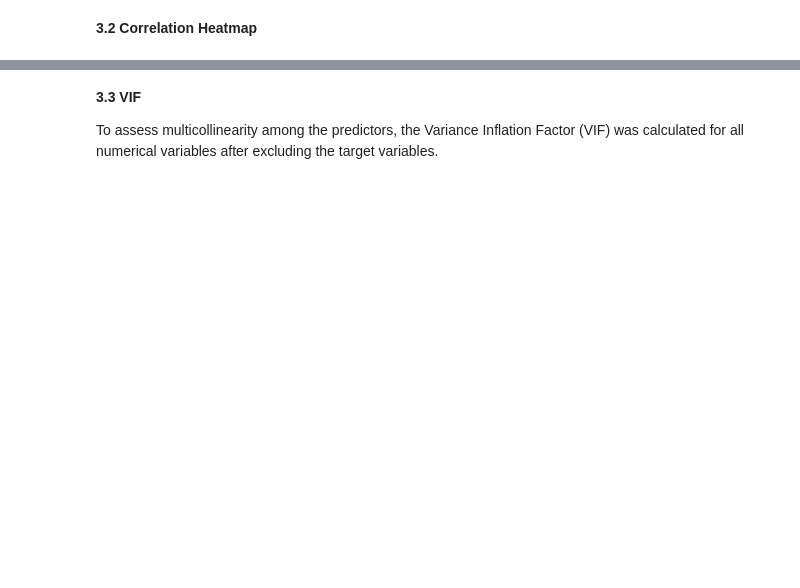
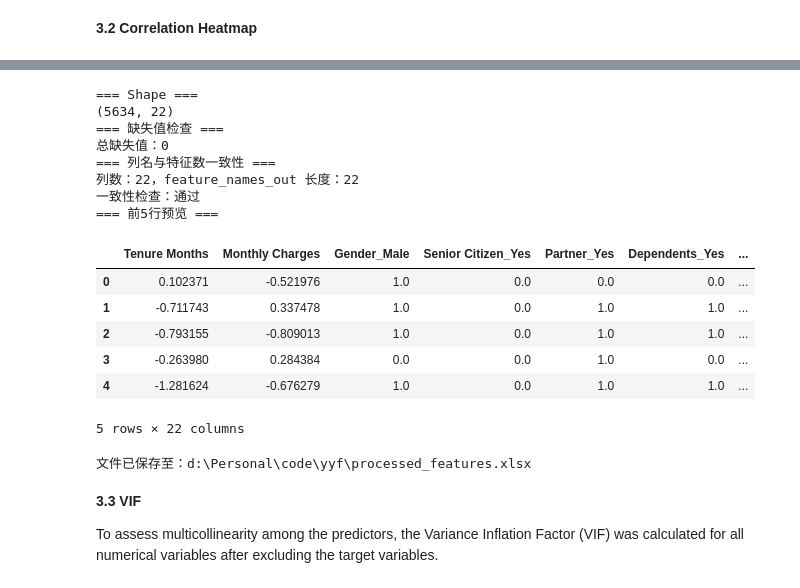
Before and after one commit to Huangtiant/5971, a Jupyter notebook: 5971 second report-4.17.ipynb, the cells around one changed output, grey strips where cells are left out. Saved outputs shown, nothing was run; the diff lists cells and outputs as text; code cells hidden in the pictures; blank space fills up the shorter version.

```diff
--- a/5971 second report-4.17.ipynb
+++ b/5971 second report-4.17.ipynb
@@ -858,36 +852,50 @@ Device Protection_No internet service      Tech Support_No internet service
 # %%
 # ============================================================
 # 导出 processed_features.xlsx
 # 输入：X_train_processed_df（已由上一 cell 构建）
 # ============================================================
 import os
 
 # 1. 确认 DataFrame 结构
 print('=== Shape ===')
 print(X_train_processed_df.shape)          # 期望 (5634, 32)
 
-print('
-=== 缺失值检查 ===')
+print('=== 缺失值检查 ===')
 missing = X_train_processed_df.isnull().sum().sum()
 print(f'总缺失值：{missing}')               # 期望 0
 
-print('
-=== 列名与特征数一致性 ===')
+print('=== 列名与特征数一致性 ===')
 print(f'列数：{X_train_processed_df.shape[1]}，feature_names_out 长度：{len(feature_names_out)}')
-assert X_train_processed_df.shape[1] == len(feature_names_out), \n    '列名与特征数不匹配！'
+assert X_train_processed_df.shape[1] == len(feature_names_out), \
+    f'列名与特征数不匹配！DataFrame 有 {X_train_processed_df.shape[1]} 列，但 feature_names_out 有 {len(feature_names_out)} 个特征'
 print('一致性检查：通过')
 
 # 2. 导出 Excel
 output_path = os.path.join(os.getcwd(), 'processed_features.xlsx')
 X_train_processed_df.to_excel(output_path, index=False)
 
 # 3. 打印前5行 + 保存路径
-print('
-=== 前5行预览 ===')
+print('=== 前5行预览 ===')
 display(X_train_processed_df.head())
 
-print(f'
-文件已保存至：{output_path}')
+print(f'文件已保存至：{output_path}')
+# %% [output]
+=== Shape ===
+(5634, 22)
+=== 缺失值检查 ===
+总缺失值：0
+=== 列名与特征数一致性 ===
+列数：22，feature_names_out 长度：22
+一致性检查：通过
+=== 前5行预览 ===
+|  | Tenure Months | Monthly Charges | Gender_Male | Senior Citizen_Yes | Partner_Yes | Dependents_Yes | ... |
+| 0 | 0.102371 | -0.521976 | 1.0 | 0.0 | 0.0 | 0.0 | ... |
+| 1 | -0.711743 | 0.337478 | 1.0 | 0.0 | 1.0 | 1.0 | ... |
+| 2 | -0.793155 | -0.809013 | 1.0 | 0.0 | 1.0 | 1.0 | ... |
+| 3 | -0.263980 | 0.284384 | 0.0 | 0.0 | 1.0 | 0.0 | ... |
+| 4 | -1.281624 | -0.676279 | 1.0 | 0.0 | 1.0 | 1.0 | ... |
+5 rows × 22 columns
+文件已保存至：d:\Personal\code\yyf\processed_features.xlsx
 # %% [markdown]
 **3.3 VIF**
 
```
Also changed, not shown: parts of 11 cells of this notebook, 6 other files.
